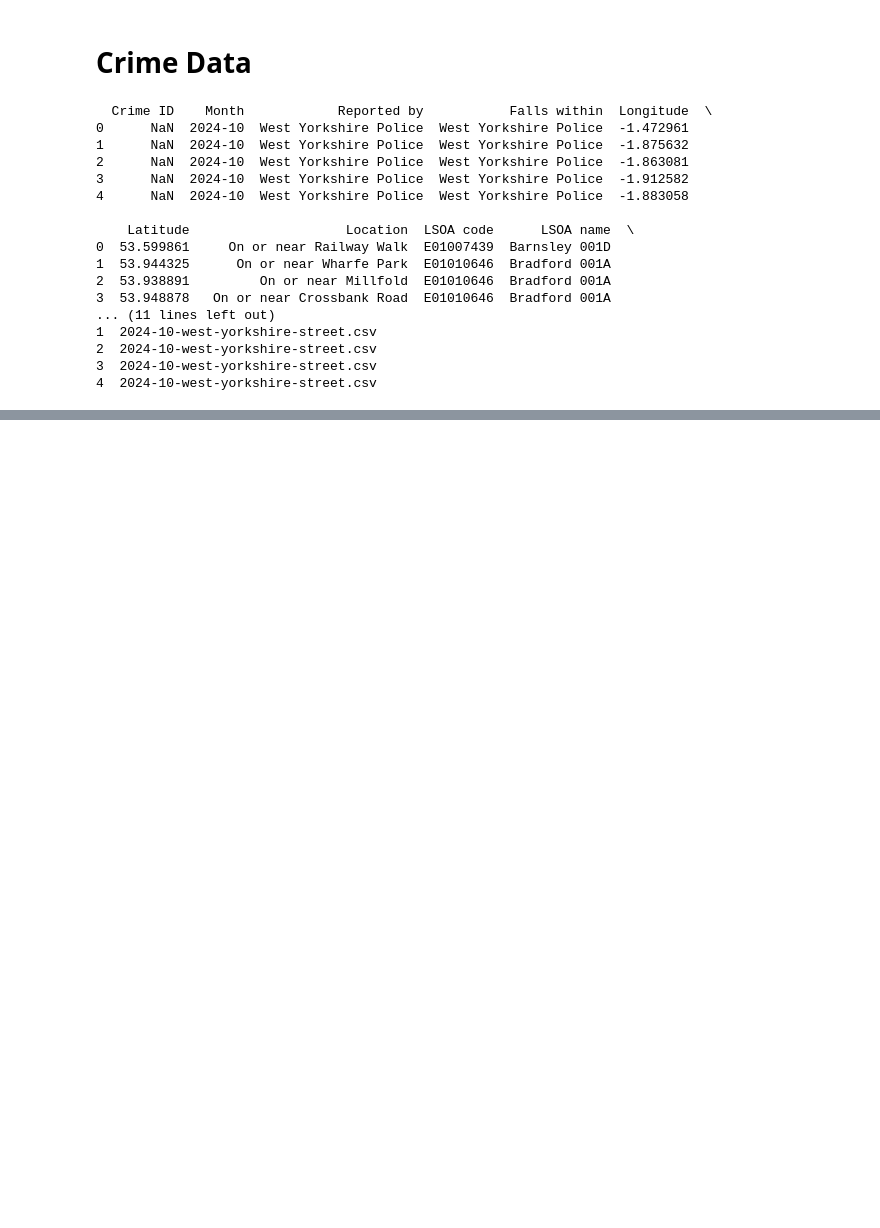
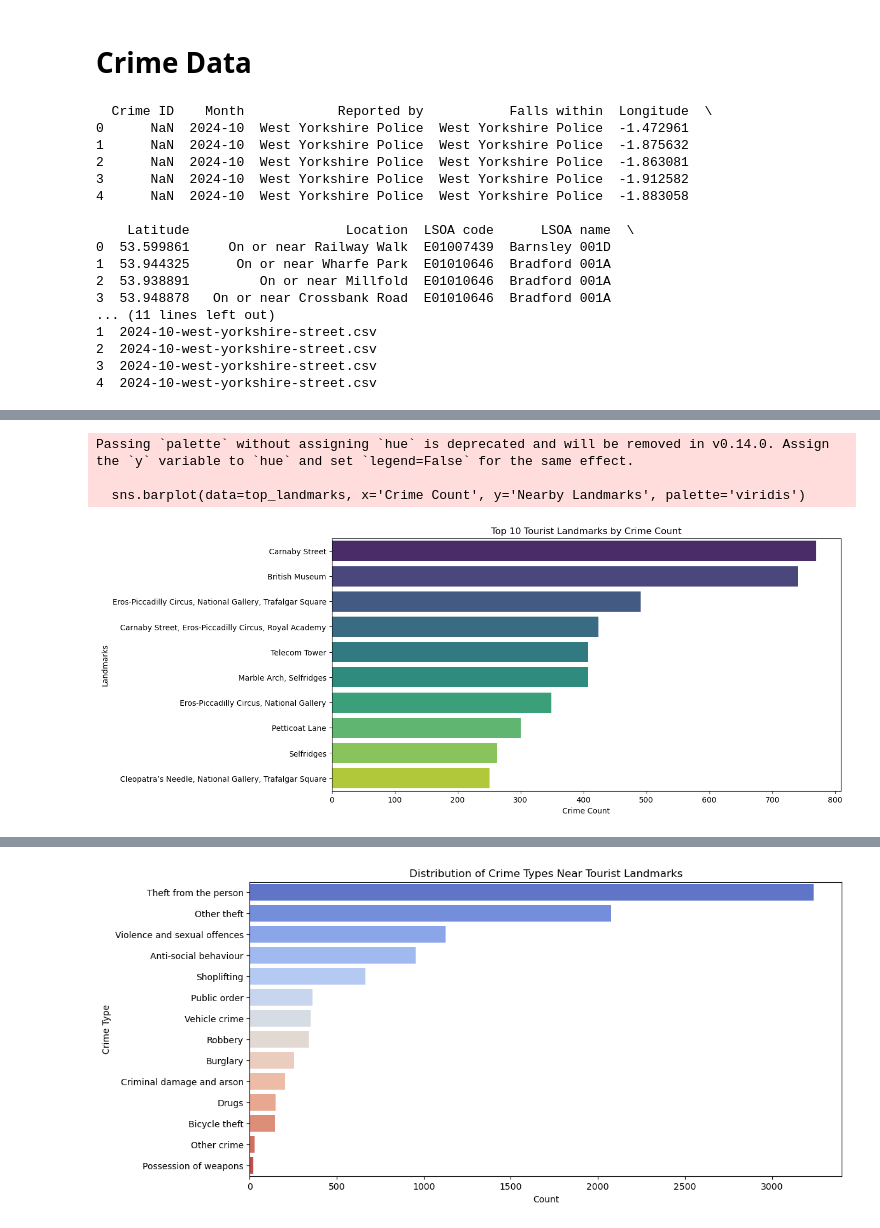
Before and after one commit to robertnesterodhiambo/robertnesterodhiambo-Data-analysis, a Jupyter notebook: lsoa/Henry.ipynb, the cells around one changed output, grey strips where cells are left out. Cells and saved outputs as stored; diff of their text form; code cells hidden in the pictures; blank space fills up the shorter version.

```diff
--- a/lsoa/Henry.ipynb
+++ b/lsoa/Henry.ipynb
@@ -131,0 +440,75 @@ crime_data.to_csv("combined_crime_data.csv", index=False)
+# %%
+import pandas as pd
+import matplotlib.pyplot as plt
+import seaborn as sns
+
+# Load the dataset
+crimes_near_tourist_spots = pd.read_csv("crimes_near_tourist_spots.csv")
+
+# Add a column for crime counts by landmark
+landmark_crime_counts = crimes_near_tourist_spots.groupby('Nearby Landmarks').size().reset_index(name='Crime Count')
+crimes_near_tourist_spots = crimes_near_tourist_spots.merge(landmark_crime_counts, on='Nearby Landmarks', how='left')
+
+# Display basic info about the data
+print(crimes_near_tourist_spots.head())
+print(crimes_near_tourist_spots.info())
+
+# Visualization 1: Top 10 landmarks by crime count
+top_landmarks = landmark_crime_counts.sort_values('Crime Count', ascending=False).head(10)
+plt.figure(figsize=(12, 6))
+sns.barplot(data=top_landmarks, x='Crime Count', y='Nearby Landmarks', palette='viridis')
+plt.title('Top 10 Tourist Landmarks by Crime Count')
+plt.xlabel('Crime Count')
+plt.ylabel('Landmarks')
+plt.show()
+
+# Visualization 2: Crime type distribution near tourist landmarks
+plt.figure(figsize=(12, 6))
+sns.countplot(data=crimes_near_tourist_spots, y='Crime type', order=crimes_near_tourist_spots['Crime type'].value_counts().index, palette='coolwarm')
+plt.title('Distribution of Crime Types Near Tourist Landmarks')
+plt.xlabel('Count')
+plt.ylabel('Crime Type')
+plt.show()
+
+# Visualization 3: Monthly crime trends near tourist landmarks
+monthly_crime_trends = crimes_near_tourist_spots.groupby('Month').size().reset_index(name='Crime Count')
+plt.figure(figsize=(12, 6))
+sns.lineplot(data=monthly_crime_trends, x='Month', y='Crime Count', marker='o', color='blue')
+plt.title('Monthly Crime Trends Near Tourist Landmarks')
+plt.xlabel('Month')
+plt.ylabel('Crime Count')
+plt.show()
+
+# Visualization 4: Heatmap of crime types by landmark
+crime_type_landmark = pd.crosstab(crimes_near_tourist_spots['Nearby Landmarks'], crimes_near_tourist_spots['Crime type'])
+plt.figure(figsize=(16, 8))
+sns.heatmap(crime_type_landmark, cmap='coolwarm', linewidths=0.5, linecolor='gray')
+plt.title('Heatmap of Crime Types by Tourist Landmark')
+plt.xlabel('Crime Type')
+plt.ylabel('Landmarks')
+plt.show()
+
+# Visualization 5: Boxplot of crime count distribution across landmarks
+plt.figure(figsize=(12, 6))
+sns.boxplot(data=crimes_near_tourist_spots, x='Crime Count', y='Nearby Landmarks', palette='Set3')
+plt.title('Distribution of Crime Counts Near Tourist Landmarks')
+plt.xlabel('Crime Count')
+plt.ylabel('Landmarks')
+plt.show()
+
+# Visualization 6: Scatterplot of crime locations near landmarks
+plt.figure(figsize=(12, 8))
+sns.scatterplot(data=crimes_near_tourist_spots, x='Longitude', y='Latitude', hue='Nearby Landmarks', palette='tab10', legend=False)
+plt.title('Crime Locations Near Tourist Landmarks')
+plt.xlabel('Longitude')
+plt.ylabel('Latitude')
+plt.show()
+
+# Visualization 7: Pie chart of crime types near tourist landmarks
+crime_type_counts = crimes_near_tourist_spots['Crime type'].value_counts()
+plt.figure(figsize=(8, 8))
+crime_type_counts.plot.pie(autopct='%1.1f%%', cmap='tab20', startangle=140)
+plt.title('Crime Types Near Tourist Landmarks')
+plt.ylabel('')
+plt.show()
+# %% [output]
@@ -131,0 +532,4 @@ crime_data.to_csv("combined_crime_data.csv", index=False)
+Passing `palette` without assigning `hue` is deprecated and will be removed in v0.14.0. Assign the `y` variable to `hue` and set `legend=False` for the same effect.
+
+  sns.barplot(data=top_landmarks, x='Crime Count', y='Nearby Landmarks', palette='viridis')
+[figure, added]
@@ -131,0 +539 @@ crime_data.to_csv("combined_crime_data.csv", index=False)
+[figure, added]
```
Also changed, not shown: parts of 30 cells of this notebook, 3 other files.
